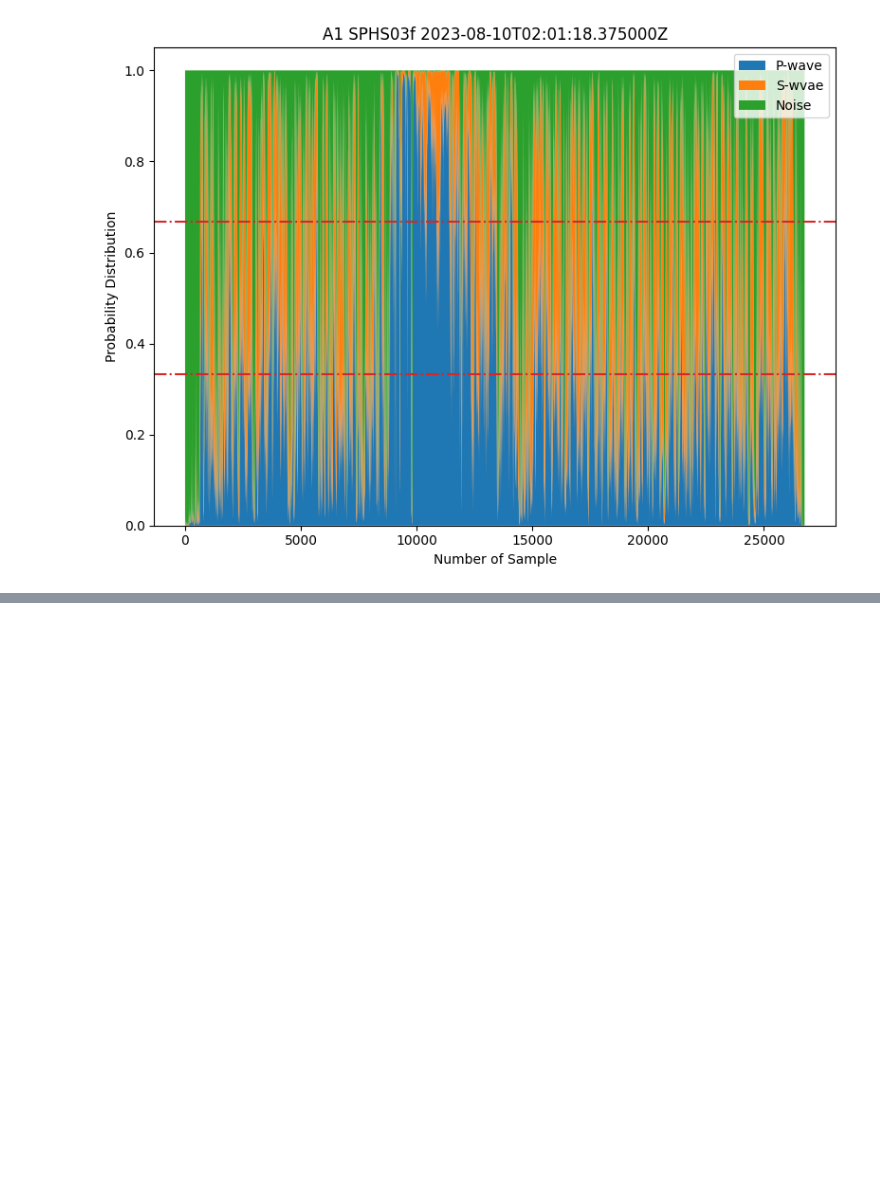
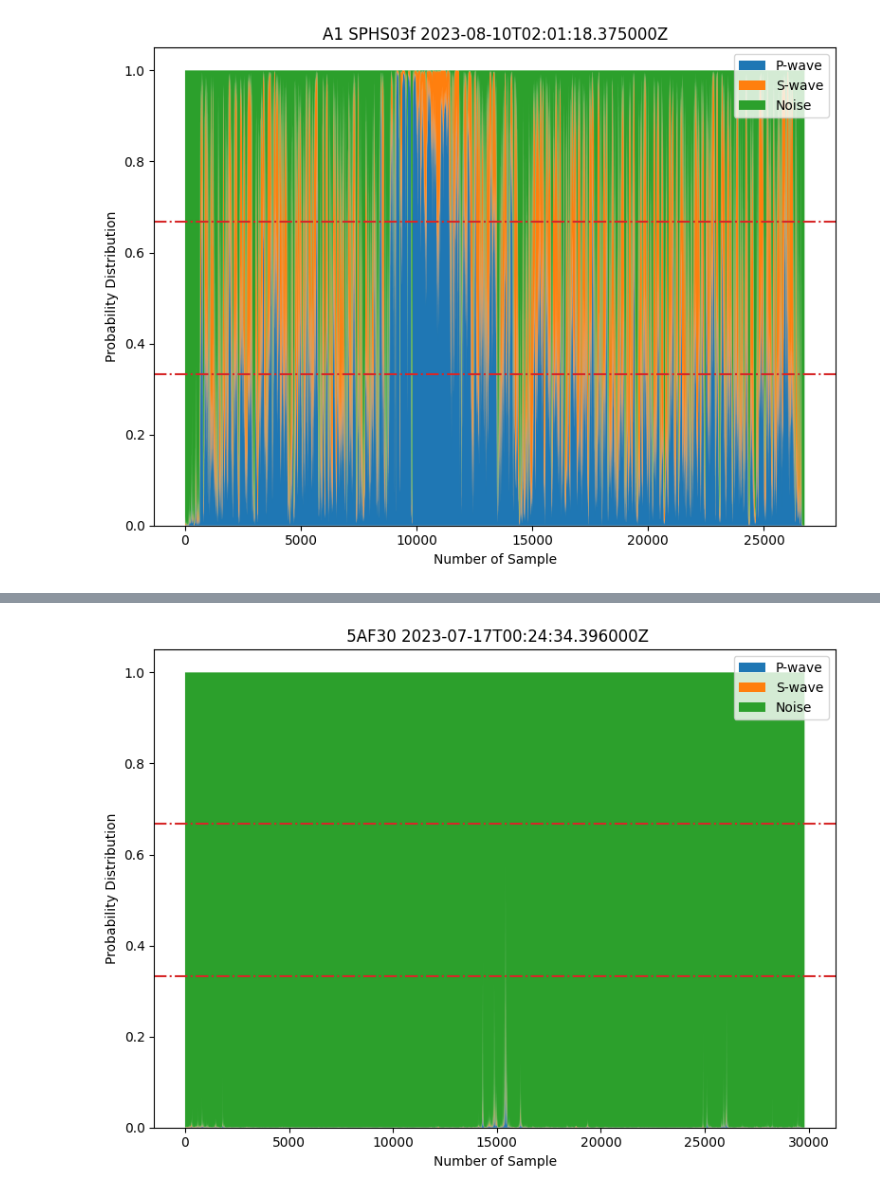
Before and after one commit to Gauss963/SeismicTorch, a Jupyter notebook: QSIS_dataprep_single.ipynb, the cells around one changed output, grey strips where cells are left out. Drawn from its saved outputs; the diff is of its cells as text; code cells hidden in the pictures; blank space fills up the shorter version.

```diff
--- a/QSIS_dataprep_single.ipynb
+++ b/QSIS_dataprep_single.ipynb
@@ -216,0 +225,8 @@ stream_prep(evaluate_SPHS_3f, label = 'SPHS_3f')
+# %%
+file_5AF30_test_2_1 = datadir + '/5AF30.TW..HLX.2023.07.17.00.24.34.sac'
+file_5AF30_test_2_2 = datadir + '/5AF30.TW..HLY.2023.07.17.00.24.34.sac'
+file_5AF30_test_2_3 = datadir + '/5AF30.TW..HLZ.2023.07.17.00.24.34.sac'
+test_5AF30_test_2 = read(file_5AF30_test_2_1) + read(file_5AF30_test_2_2) + read(file_5AF30_test_2_3)
+stream_prep(test_5AF30_test_2, label = '5AF30_test_2')
+# %% [output]
+[figure, added]
```
Also changed, not shown: parts of 2 cells of this notebook, 51 other files.
